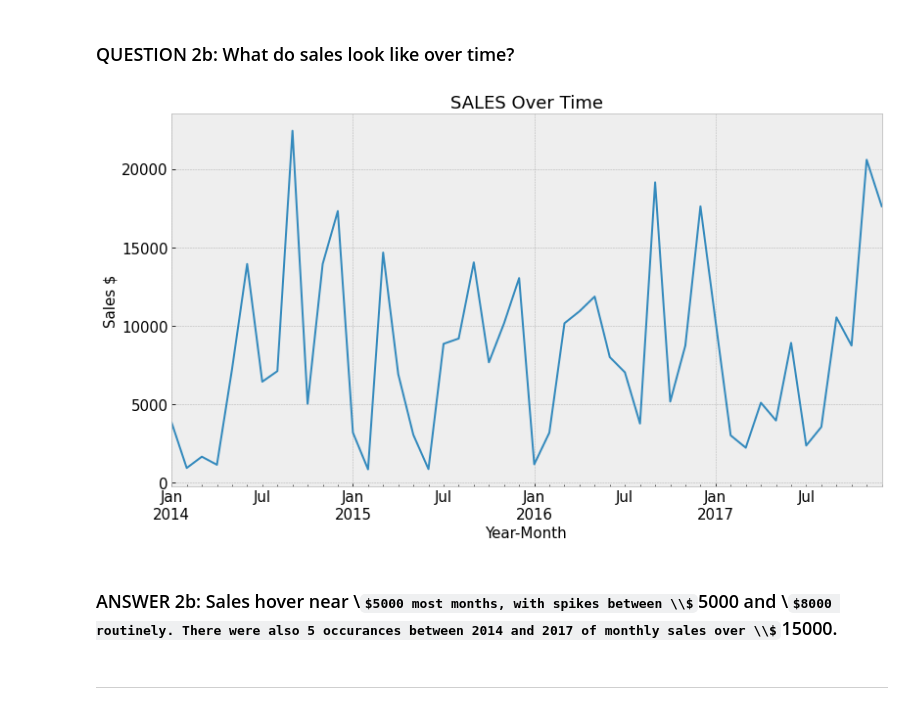
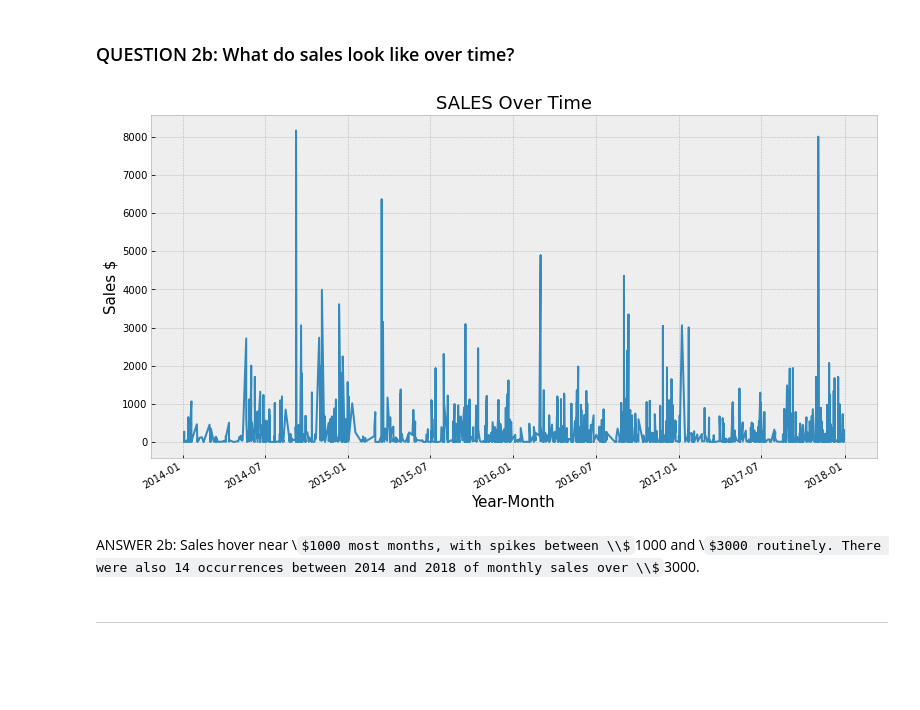
Before and after one commit to long-name-gang/time_series-project, a Jupyter notebook: super_store_final_report.ipynb, the cells around one changed output. Cells and saved outputs as stored; diff of their text form; code cells hidden in the pictures; some formulas as TeX source; blank space fills up the shorter version.

```diff
--- a/super_store_final_report.ipynb
+++ b/super_store_final_report.ipynb
@@ -292,29 +293,29 @@ Observations:
 ### QUESTION 2b: What do sales look like over time?
 # %%
 # assign target variable
-y = df.sales.resample('M').sum()
+y = df.sales
 # determine figure size
 plt.figure(figsize = (13,7))
 # plot the target variable
 y.plot()
 # assign a title
 plt.title('SALES Over Time', fontsize = 18)
 # assign an x-label title
 plt.xlabel('Year-Month', fontsize = 15)
 # assign a y-label title
 plt.ylabel('Sales $', fontsize = 15)
 # determine figure size
 #plt.rc('figure', figsize=(20, 7))
 # determine font size
 plt.rc('font', size=10)
 # determine style
 plt.style.use('bmh')
 # show visualization
 plt.show()
 # %% [output]
-[figure, old version]
+[figure, new version]
 # %% [markdown]
-### ANSWER 2b: Sales hover near \\$5000 most months, with spikes between \\$5000 and \\$8000 routinely. There were also 5 occurances between 2014 and 2017 of monthly sales over \\$15000.
+ANSWER 2b: Sales hover near \\$1000 most months, with spikes between \\$1000 and \\$3000 routinely. There were also 14 occurrences between 2014 and 2018 of monthly sales over \\$3000.
 # %% [markdown]
 ---
 # %% [markdown]
```
Also changed, not shown: parts of 7 cells of this notebook.
